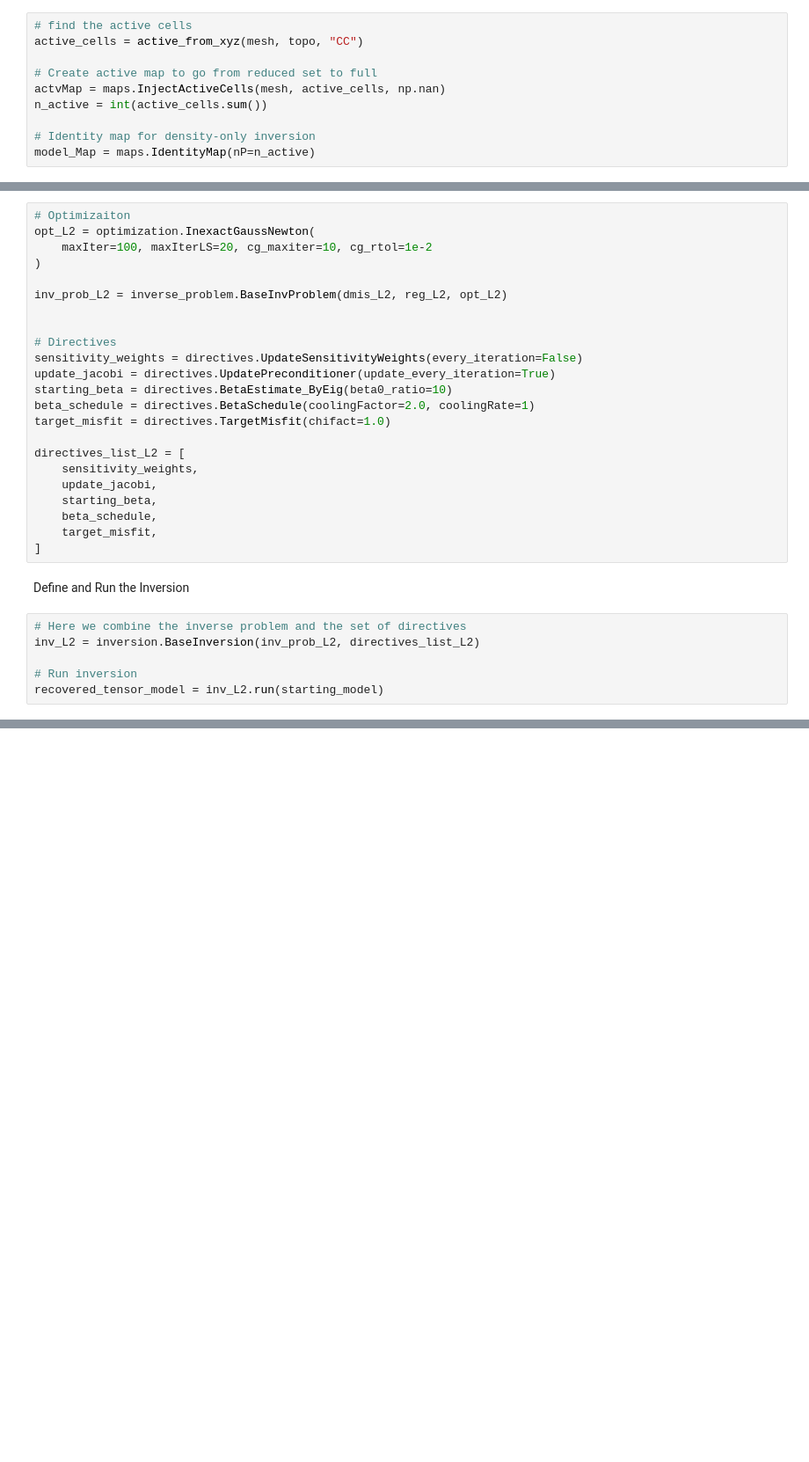
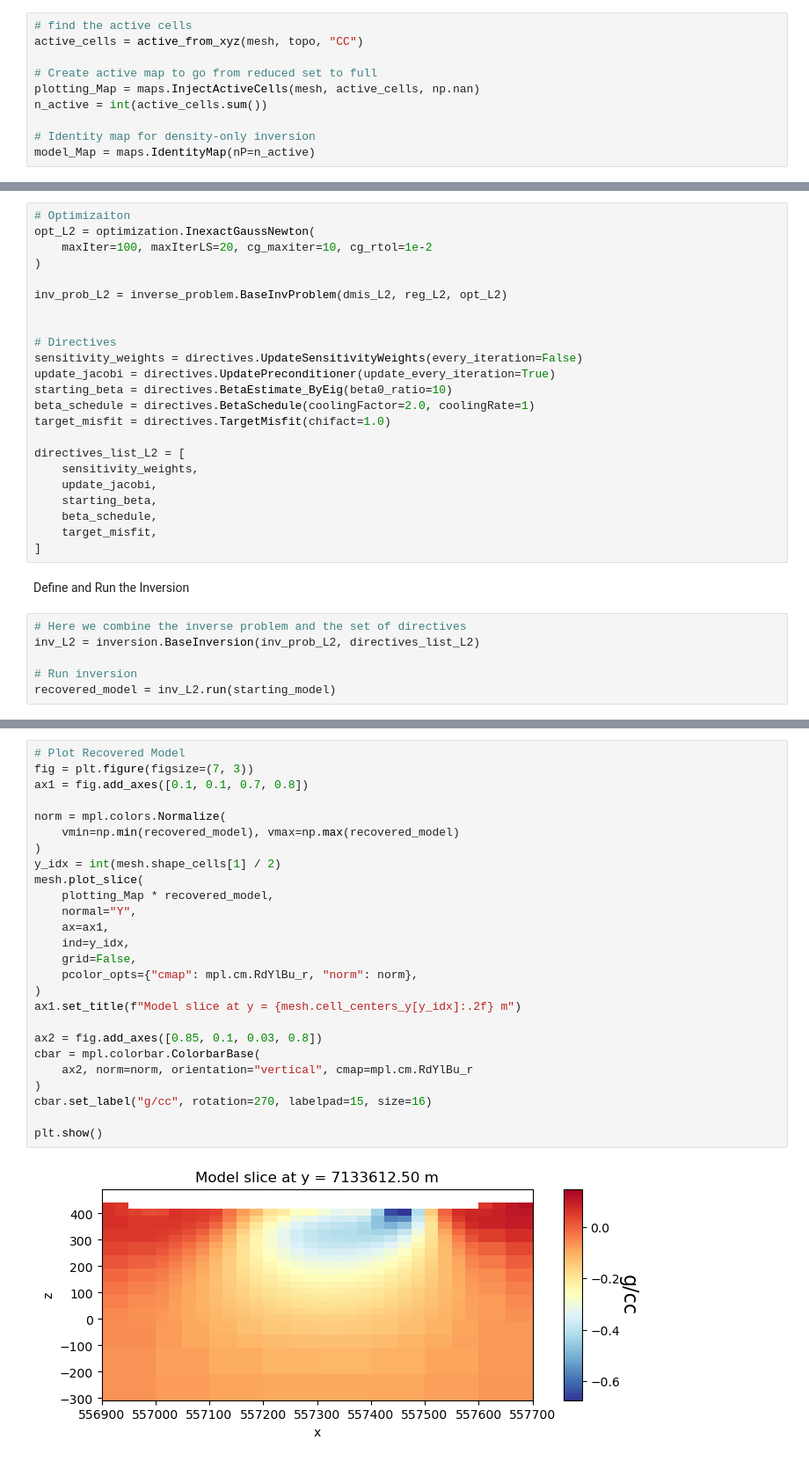
Before and after one commit to liam-IllI/EOSC454-Project-2026, a Jupyter notebook: gravity/Geological_model/geological_model.ipynb, the cells around one changed output, grey strips where cells are left out. Shown at 88% size. Cells and saved outputs as stored; diff of their text form; blank space fills up the shorter version.

```diff
--- a/gravity/Geological_model/geological_model.ipynb
+++ b/gravity/Geological_model/geological_model.ipynb
@@ -289,7 +288,7 @@ Download completed!
 active_cells = active_from_xyz(mesh, topo, "CC")
 
 # Create active map to go from reduced set to full
-actvMap = maps.InjectActiveCells(mesh, active_cells, np.nan)
+plotting_Map = maps.InjectActiveCells(mesh, active_cells, np.nan)
 n_active = int(active_cells.sum())
 
 # Identity map for density-only inversion
@@ -354,7 +353,7 @@ Define and Run the Inversion
 inv_L2 = inversion.BaseInversion(inv_prob_L2, directives_list_L2)
 
 # Run inversion
-recovered_tensor_model = inv_L2.run(starting_model)
+recovered_model = inv_L2.run(starting_model)
 # %% [output]
 Running inversion with SimPEG v0.25.2
 INFO: Directive TargetMisfit: Target data misfit is 576.0
@@ -425,0 +427,28 @@ plt.show()
+# %%
+# Plot Recovered Model
+fig = plt.figure(figsize=(7, 3))
+ax1 = fig.add_axes([0.1, 0.1, 0.7, 0.8])
+
+norm = mpl.colors.Normalize(
+    vmin=np.min(recovered_model), vmax=np.max(recovered_model)
+)
+y_idx = int(mesh.shape_cells[1] / 2)
+mesh.plot_slice(
+    plotting_Map * recovered_model,
+    normal="Y",
+    ax=ax1,
+    ind=y_idx,
+    grid=False,
+    pcolor_opts={"cmap": mpl.cm.RdYlBu_r, "norm": norm},
+)
+ax1.set_title(f"Model slice at y = {mesh.cell_centers_y[y_idx]:.2f} m")
+
+ax2 = fig.add_axes([0.85, 0.1, 0.03, 0.8])
+cbar = mpl.colorbar.ColorbarBase(
+    ax2, norm=norm, orientation="vertical", cmap=mpl.cm.RdYlBu_r
+)
+cbar.set_label("g/cc", rotation=270, labelpad=15, size=16)
+
+plt.show()
+# %% [output]
+[figure, added]
```
Also changed, not shown: parts of 3 cells of this notebook, 1 other file.
